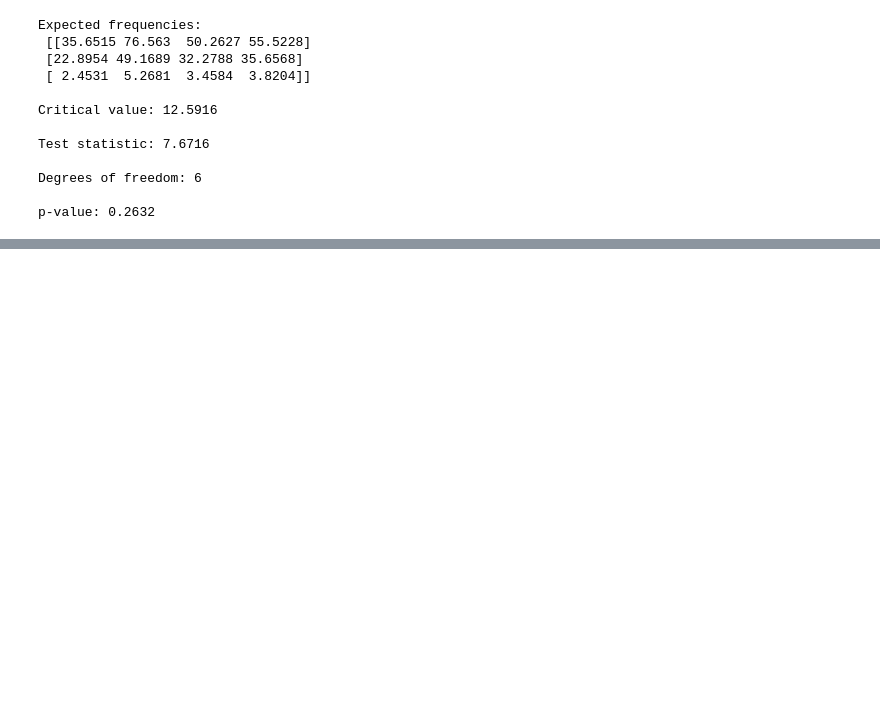
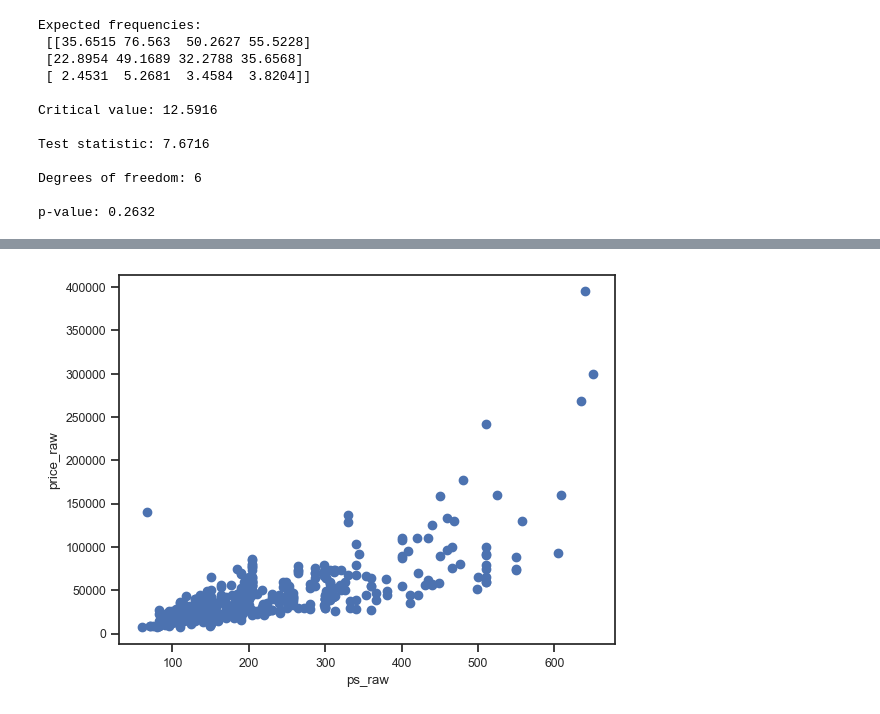
Before and after one commit to AleCecc/DA-SemesterProjekt, a Jupyter notebook: DA-Semesterprojekt.ipynb, the cells around one changed output, grey strips where cells are left out. Saved outputs shown, nothing was run; the diff lists cells and outputs as text; code cells hidden in the pictures; blank space fills up the shorter version.

```diff
--- a/DA-Semesterprojekt.ipynb
+++ b/DA-Semesterprojekt.ipynb
@@ -651,0 +671,17 @@ p-value: 0.2632
+# %%
+# df_model=df[['year_raw','ps_raw','gear_raw','fuel_raw','price_raw']]
+df_cluster = df_model
+df_cluster.drop(df_cluster[df_cluster['year_raw'] <2015].index, inplace=True)
+
+
+#f.drop(df[(df['Unit_Price'] >400) & (df['Unit_Price'] < 600)].index, inplace=True)
+
+x = df_cluster['ps_raw'].values
+y = df_cluster['price_raw'].values
+
+plt.scatter(x, y)
+plt.xlabel('ps_raw')
+plt.ylabel('price_raw')
+plt.show()
+# %% [output]
+[figure, added]
```
Also changed, not shown: parts of 5 cells of this notebook.
